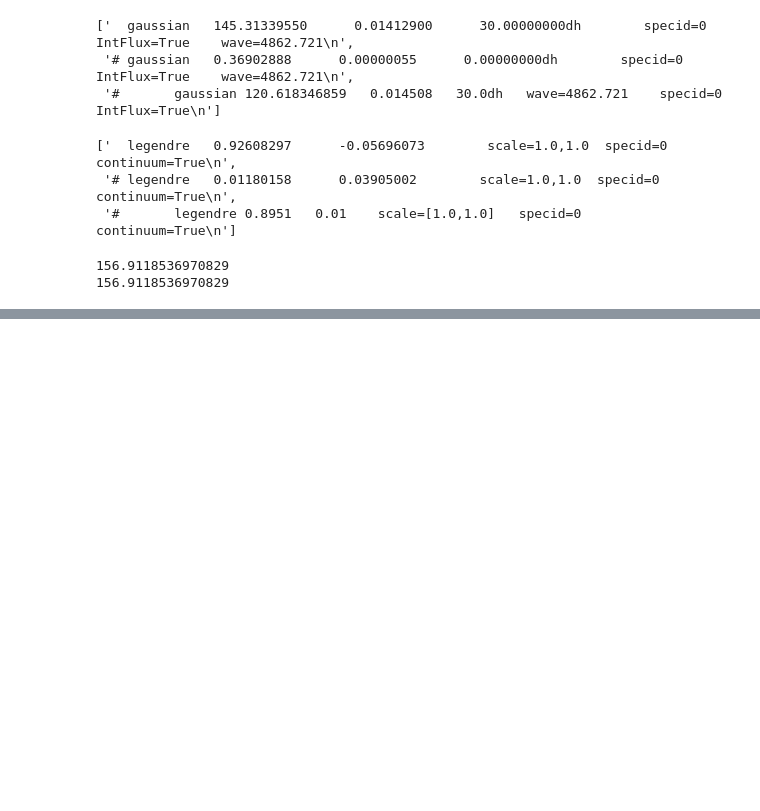
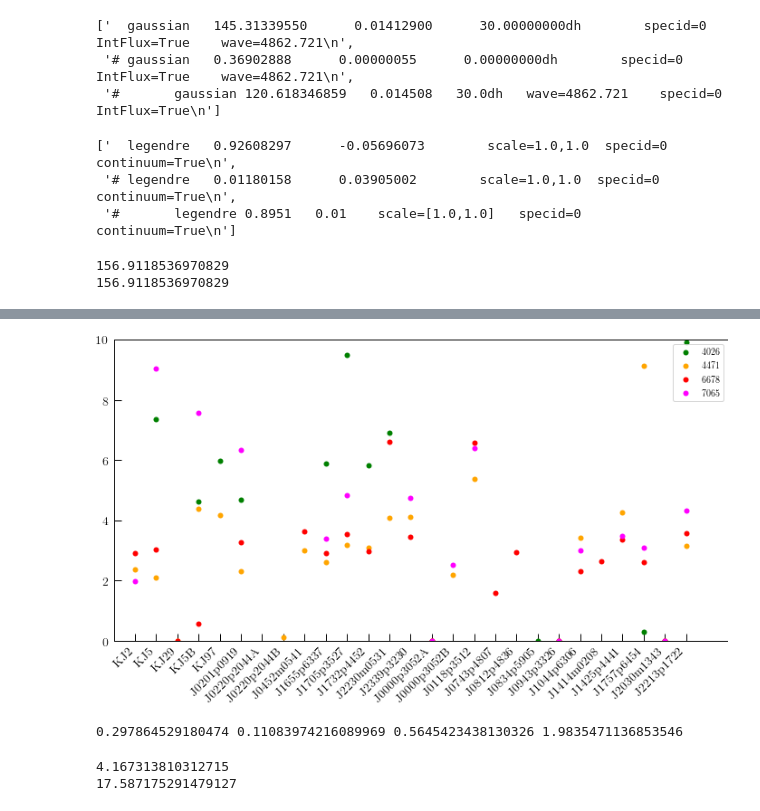
Before and after one commit to tiffanyhsyu/Yp, a Jupyter notebook: LRIS_to_MCMC.ipynb, the cells around one changed output, grey strips where cells are left out. Drawn from its saved outputs; the diff is of its cells as text; code cells hidden in the pictures; blank space fills up the shorter version.

```diff
--- a/LRIS_to_MCMC.ipynb
+++ b/LRIS_to_MCMC.ipynb
@@ -301,0 +368,18 @@ print (145.31339550/0.92608297 )
+# %%
+HeI4026 = everything_table[keck[OIII4363_cut]]['HeI 5876']/everything_table[keck[OIII4363_cut]]['HeI 4026']
+HeI4471 = everything_table[keck[OIII4363_cut]]['HeI 5876']/everything_table[keck[OIII4363_cut]]['HeI 4471']
+HeI6678 = everything_table[keck[OIII4363_cut]]['HeI 5876']/everything_table[keck[OIII4363_cut]]['HeI 6678']
+HeI7065 = everything_table[keck[OIII4363_cut]]['HeI 5876']/everything_table[keck[OIII4363_cut]]['HeI 7065']
+# %%
+plt.subplots(figsize=(10, 6))
+plt.plot(np.arange(27), HeI4026, 'o', color='green', label='4026')
+plt.plot(np.arange(27), HeI4471, 'o', color='orange', label='4471')
+plt.plot(np.arange(27), HeI6678, 'o', color='red', label='6678')
+plt.plot(np.arange(27), HeI7065, 'o', color='magenta', label='7065')
+plt.xticks(np.arange(27), everything_table[keck[OIII4363_cut]]['Target Name'], rotation=45, ha='right')
+plt.xlim(-1, 28)
+plt.ylim(0, 10)
+plt.legend()
+plt.show()
+# %% [output]
+[figure, added]
@@ -301,0 +395,10 @@ print (145.31339550/0.92608297 )
+# %%
+print (np.nanmin(HeI4026), np.nanmin(HeI4471), np.nanmin(HeI6678), np.nanmin(HeI7065))
+# %% [output]
+0.297864529180474 0.11083974216089969 0.5645423438130326 1.9835471136853546
+# %%
+print (np.nanmin(everything_table[keck[OIII4363_cut]]['HeI 5876']/everything_table[keck[OIII4363_cut]]['HeI 5876 error']))
+print (np.nanmedian(everything_table[keck[OIII4363_cut]]['HeI 5876']/everything_table[keck[OIII4363_cut]]['HeI 5876 error']))
+# %% [output]
+4.167313810312715
+17.587175291479127
```
Also changed, not shown: parts of 15 cells of this notebook, 1 other file.
